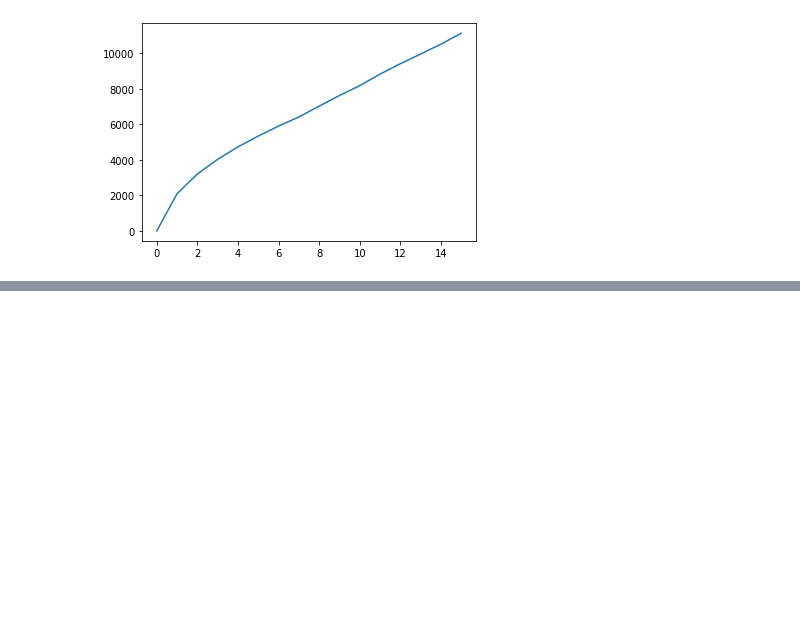
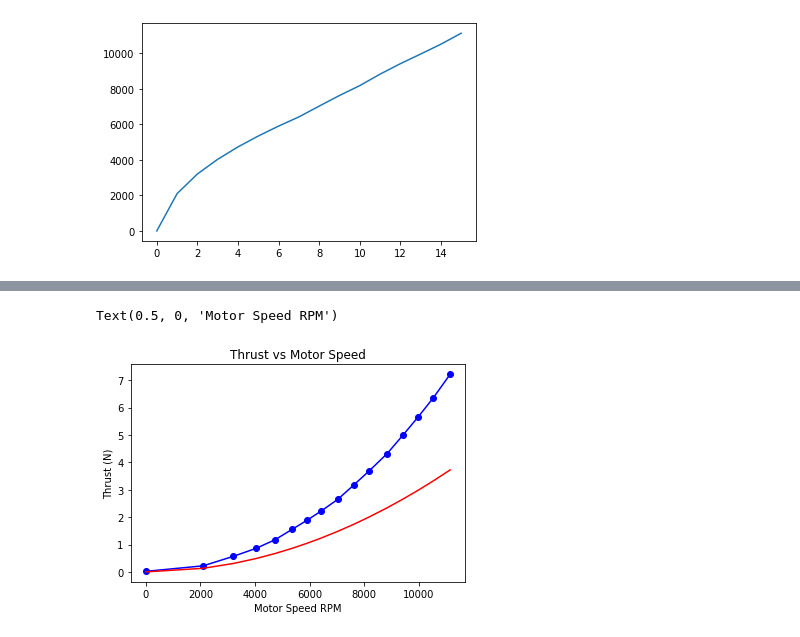
Before and after one commit to twhsu-stanley/Quadrotor_object_following, a Jupyter notebook: ReportNotebooks/MotorCalibration.ipynb, the cells around one changed output, grey strips where cells are left out. Cells and saved outputs as stored; diff of their text form; code cells hidden in the pictures; blank space fills up the shorter version.

```diff
--- a/ReportNotebooks/MotorCalibration.ipynb
+++ b/ReportNotebooks/MotorCalibration.ipynb
@@ -46,3 +85,12 @@ plt.tight_layout()
+# %%
+plt.plot(df['Motor Optical Speed (RPM)'],df['Thrust (N)'],'bo-')
+plt.plot(df['Motor Optical Speed (RPM)'],df['ThrustSpeedfit'],'r-')
+plt.title('Thrust vs Motor Speed')
+plt.ylabel('Thrust (N)')
+plt.xlabel('Motor Speed RPM')
+# %% [output]
+Text(0.5, 0, 'Motor Speed RPM')
+[figure, added]
 # %%
 df.columns
 # %% [output]
```
Also changed, not shown: parts of 11 cells of this notebook.
